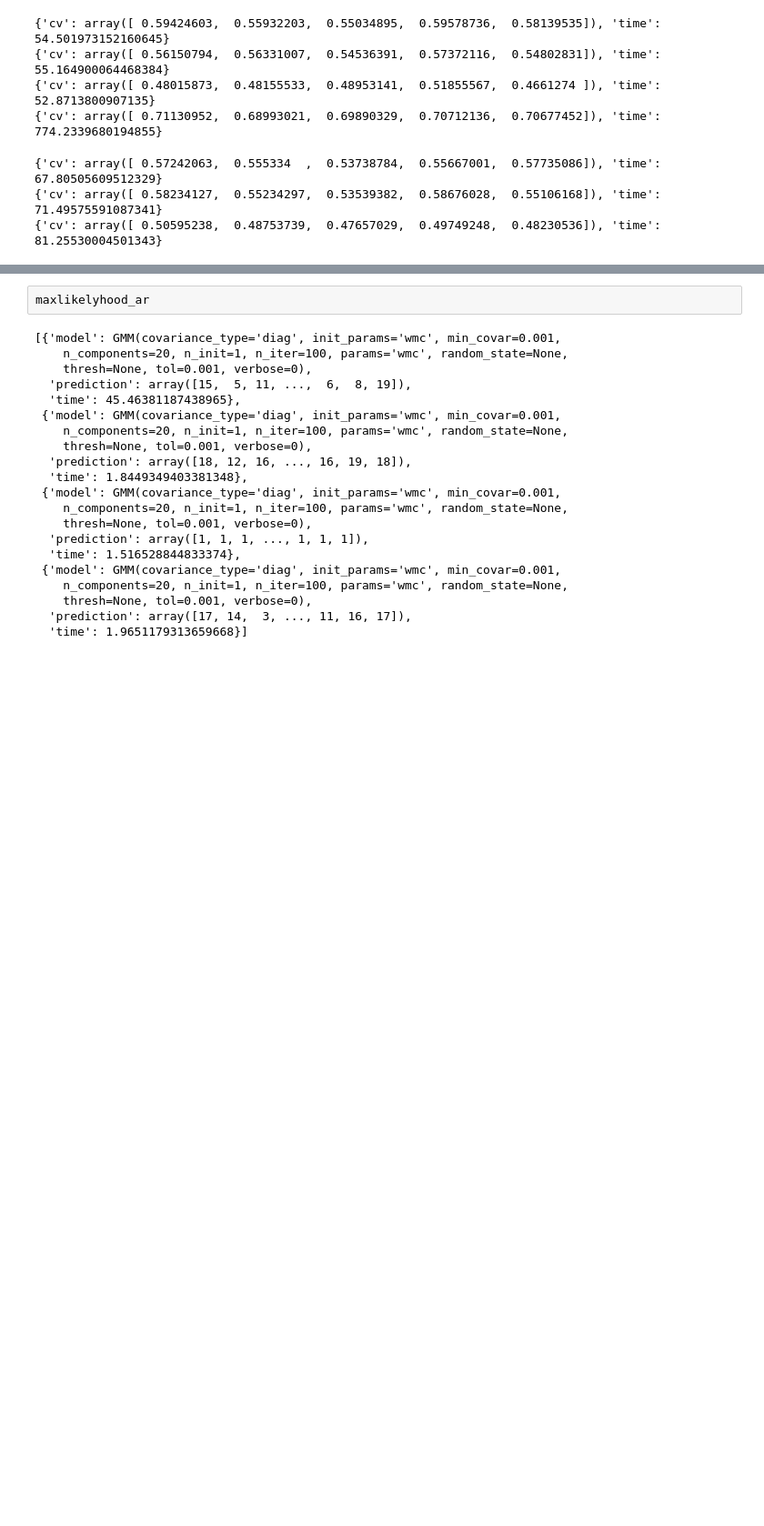
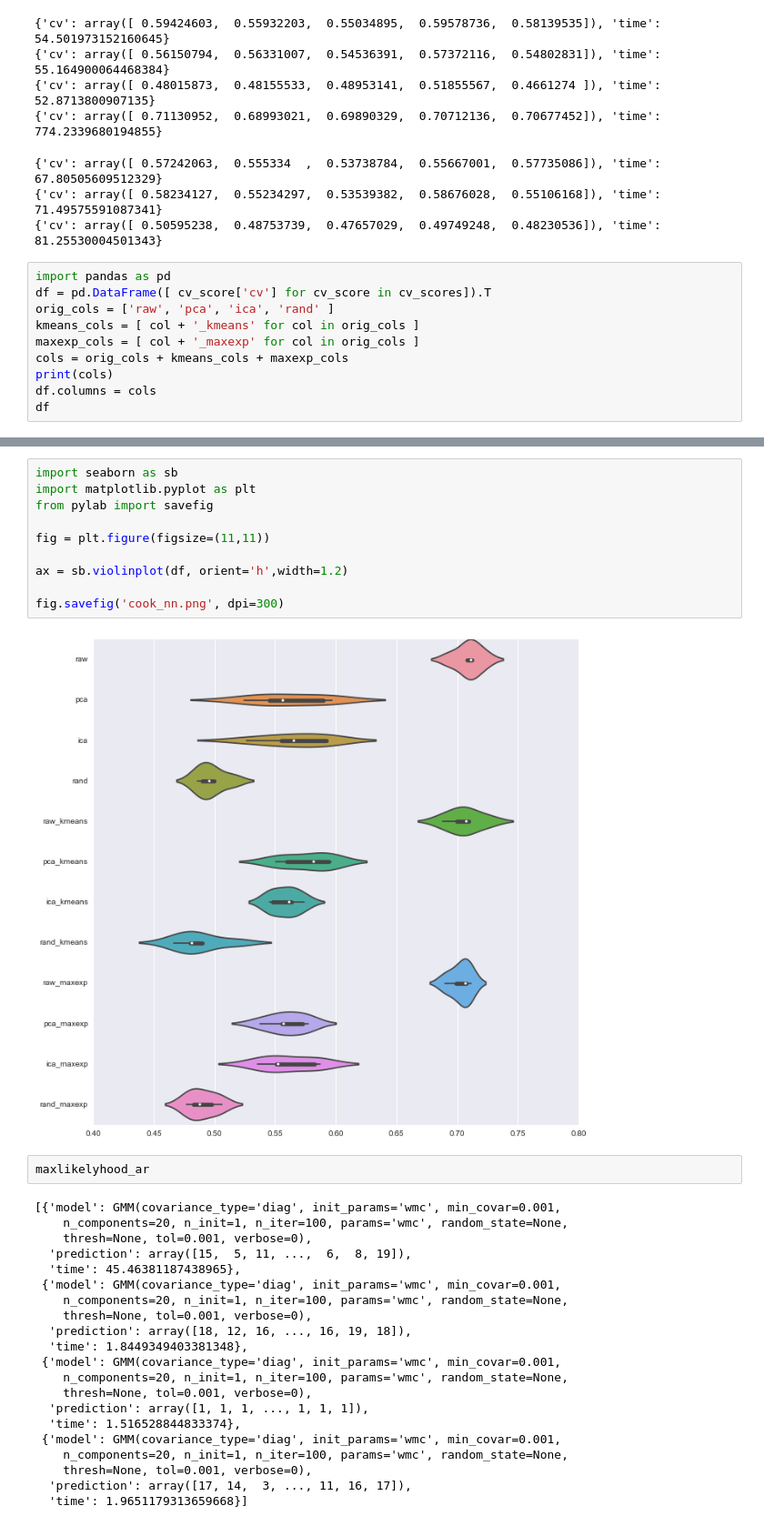
Before and after one commit to timothyjlaurent/ga_tech_dimensional_reduction, a Jupyter notebook: cooking/whats_cooking.ipynb, the cells around one changed output, grey strips where cells are left out. Shown: that part at 91% size. Saved outputs shown, nothing was run; the diff lists cells and outputs as text; blank space fills up the shorter version.

```diff
--- a/cooking/whats_cooking.ipynb
+++ b/cooking/whats_cooking.ipynb
@@ -499,3 +491,13 @@ cv_scores = [ run_nn_cv(ds, training_classes, n_iter=25, cv=5) for ds in (traini
 {'cv': array([ 0.57242063,  0.555334  ,  0.53738784,  0.55667001,  0.57735086]), 'time': 67.80505609512329}
 {'cv': array([ 0.58234127,  0.55234297,  0.53539382,  0.58676028,  0.55106168]), 'time': 71.49575591087341}
 {'cv': array([ 0.50595238,  0.48753739,  0.47657029,  0.49749248,  0.48230536]), 'time': 81.25530004501343}
+# %%
+import pandas as pd
+df = pd.DataFrame([ cv_score['cv'] for cv_score in cv_scores]).T
+orig_cols = ['raw', 'pca', 'ica', 'rand' ]
+kmeans_cols = [ col + '_kmeans' for col in orig_cols ]
+maxexp_cols = [ col + '_maxexp' for col in orig_cols ]
+cols = orig_cols + kmeans_cols + maxexp_cols
+print(cols)
+df.columns = cols
+df
@@ -502,3 +512,15 @@ cv_scores = [ run_nn_cv(ds, training_classes, n_iter=25, cv=5) for ds in (traini
+# %%
+import seaborn as sb
+import matplotlib.pyplot as plt
+from pylab import savefig
+
+fig = plt.figure(figsize=(11,11))
+
+ax = sb.violinplot(df, orient='h',width=1.2)
+
+fig.savefig('cook_nn.png', dpi=300)
+# %% [output]
+[figure, added]
 # %%
 maxlikelyhood_ar
 # %% [output]
```
Also changed, not shown: parts of 2 cells of this notebook, 1 other file.
